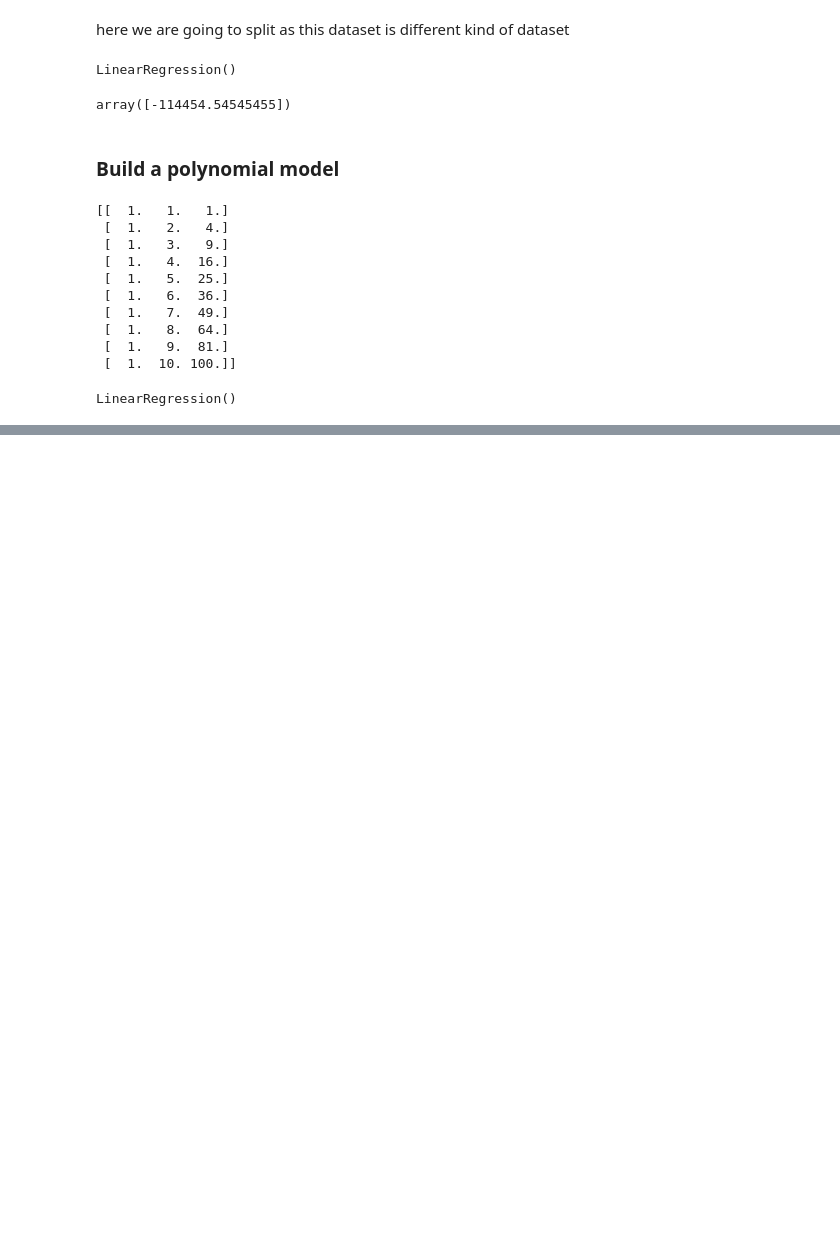
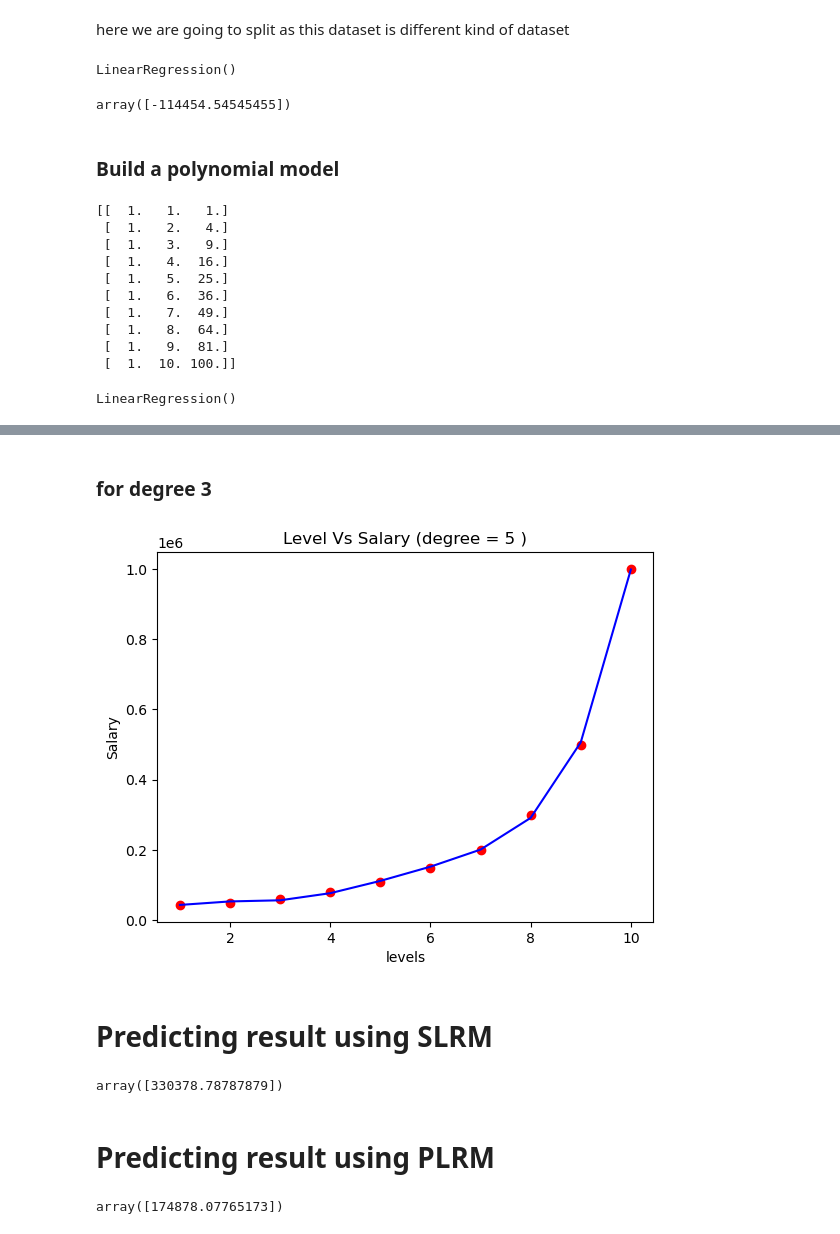
Before and after one commit to salunkhegr1712/Machine-Learning, a Jupyter notebook: PolynomialLinearRegression/modelPLR.ipynb, the cells around one changed output, grey strips where cells are left out. Cells and saved outputs as stored; diff of their text form; code cells hidden in the pictures; blank space fills up the shorter version.

```diff
--- a/PolynomialLinearRegression/modelPLR.ipynb
+++ b/PolynomialLinearRegression/modelPLR.ipynb
@@ -92,0 +120,41 @@ array([118727.27272727])
+# %% [markdown]
+### for degree 3
+# %%
+# lets try to change and see changing degree
+from sklearn.preprocessing import PolynomialFeatures
+from sklearn.linear_model import LinearRegression
+
+# changing degree and getting new poly with polynomialFeature
+polyRegression=PolynomialFeatures(degree=5)
+x_poly=polyRegression.fit_transform(x)
+
+#building model
+plr=LinearRegression()
+plr.fit(x_poly,y)
+
+# plotting
+plt.scatter(x,y,color="red")
+pred=plr.predict(x_poly)
+plt.plot(x,pred,color="blue")
+plt.ylabel("Salary")
+plt.xlabel("levels")
+plt.title("Level Vs Salary (degree = 5 )")
+plt.show()
+# %% [output]
+[figure, added]
+# %% [markdown]
+# Predicting result using SLRM
+# %%
+lr.predict([[6.5]])
+# this is not good and it is a wrong prediction
+# %% [output]
+array([330378.78787879])
+# %% [markdown]
+# Predicting result using PLRM
+# %%
+# in order to apply PLRM on it first we have to convert 6.5 to polynomial MOF using PolynomialFeatures
+from sklearn.preprocessing import PolynomialFeatures
+pr=PolynomialFeatures(degree=5)
+plr.predict(pr.fit_transform([[6.5]]))
+# %% [output]
+array([174878.07765173])
```
Also changed, not shown: parts of 8 cells of this notebook, 8 other files.
